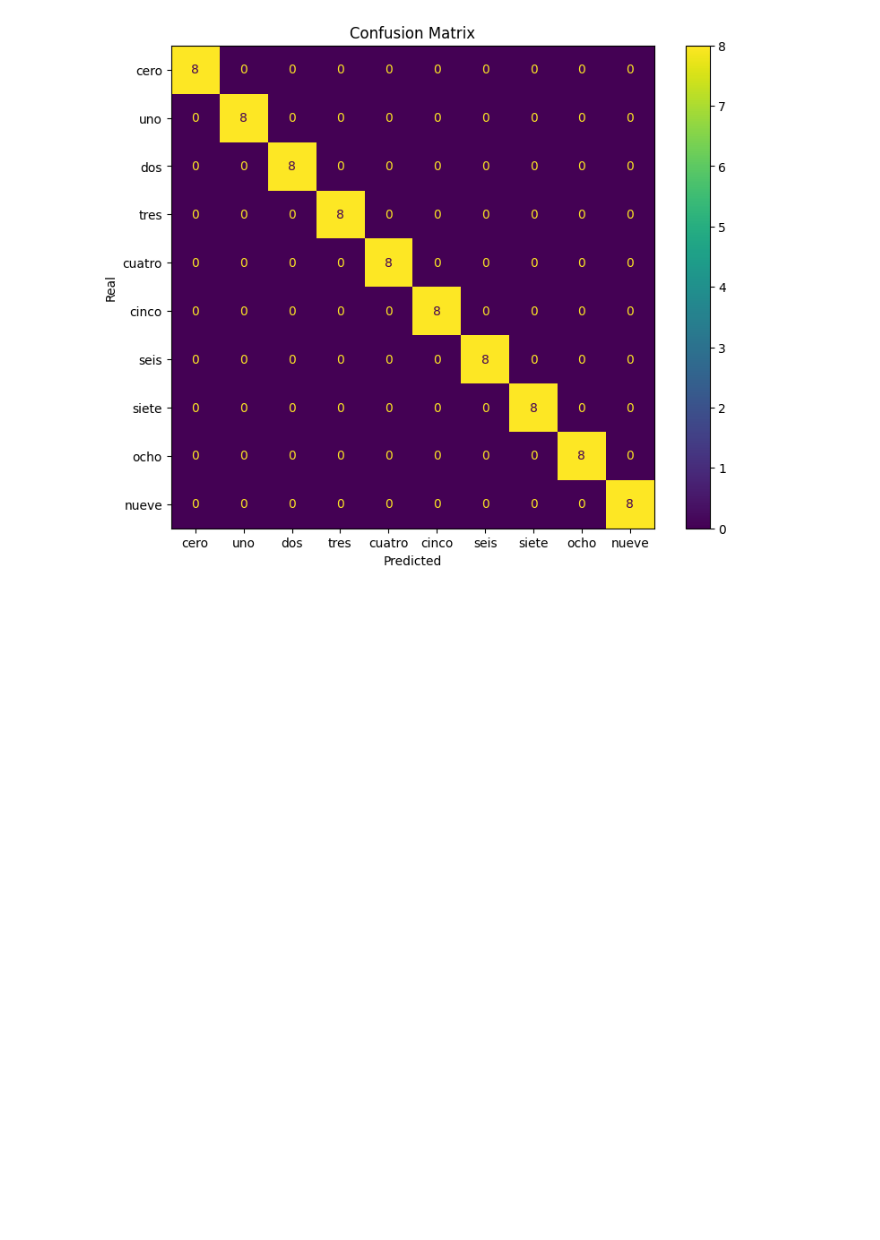
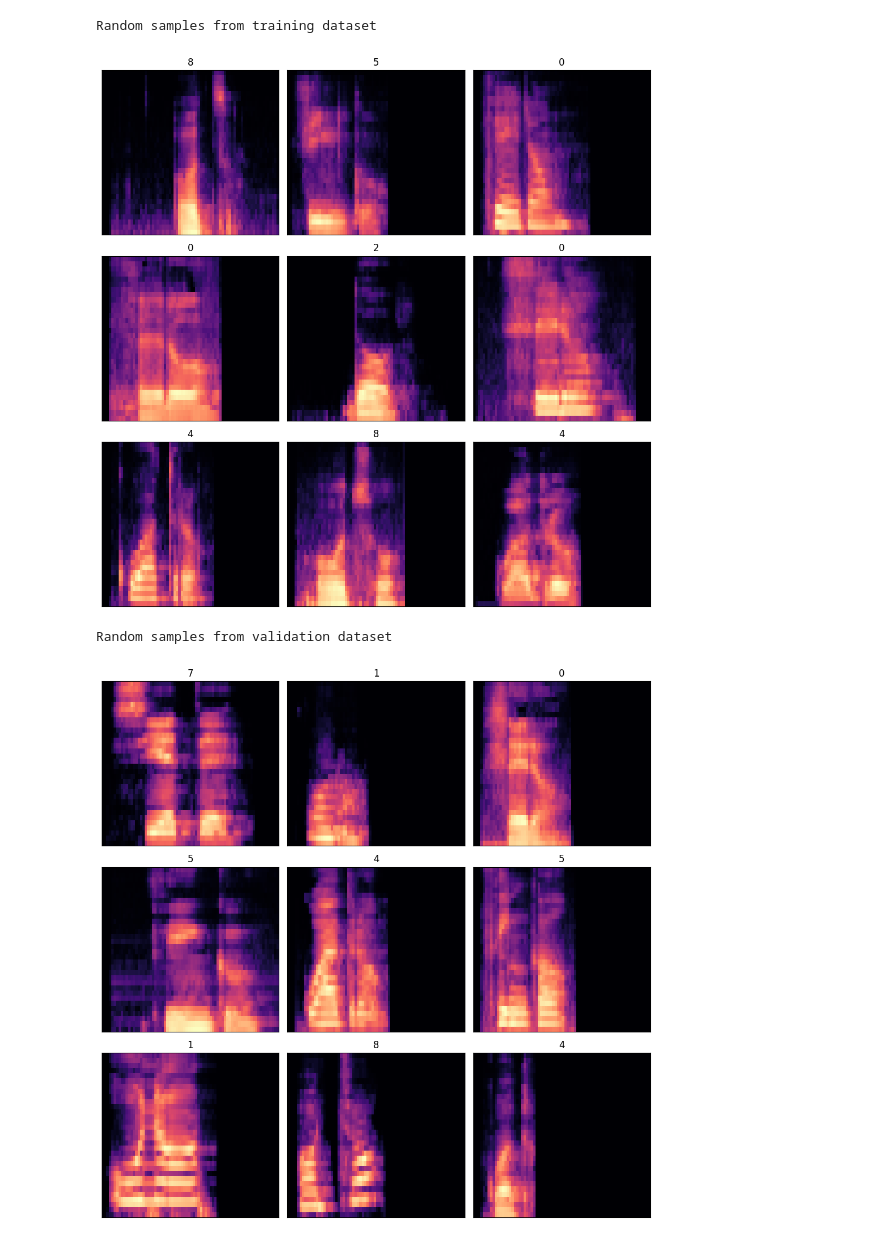
Before and after one commit to Joanjajas/tds, a Jupyter notebook: pracs/prac6/practica6.ipynb, the cells around one changed output. Cells and saved outputs as stored; diff of their text form; code cells hidden in the pictures; blank space fills up the shorter version.

```diff
--- a/pracs/prac6/practica6.ipynb
+++ b/pracs/prac6/practica6.ipynb
@@ -145,5 +191,5 @@ show_samples(training_dataset)
 # %%
-class conv_layer(nn.Sequential):
+class ConvLayer(nn.Sequential):
     def __init__(self, input_feat, out_feat, max_pool=True):
         layers = []
         layers.append(nn.Conv2d(input_feat, out_feat, 3, padding=1))
@@ -155,26 +201,26 @@ class conv_layer(nn.Sequential):
         super().__init__(*layers)
 
 
-class Flatten(nn.Module):
+class FlattenLayer(nn.Module):
     def forward(self, x):
         return torch.flatten(x, start_dim=1)
 
 
-class MyNet(nn.Sequential):
+class DigitClassifierNet(nn.Sequential):
     def __init__(self, dropoutProb=0.2, num_classes=10):
         input_channels = 1
         numF = 16
         timePoolSize = int(np.ceil(74 / 8))
 
         layers = []
-        layers.append(conv_layer(input_channels, numF))
-        layers.append(conv_layer(numF, 2 * numF))
-        layers.append(conv_layer(2 * numF, 4 * numF))
-        layers.append(conv_layer(4 * numF, 4 * numF, max_pool=False))
-        layers.append(conv_layer(4 * numF, 4 * numF, max_pool=False))
+        layers.append(ConvLayer(input_channels, numF))
+        layers.append(ConvLayer(numF, 2 * numF))
+        layers.append(ConvLayer(2 * numF, 4 * numF))
+        layers.append(ConvLayer(4 * numF, 4 * numF, max_pool=False))
+        layers.append(ConvLayer(4 * numF, 4 * numF, max_pool=False))
         layers.append(nn.MaxPool2d((1, timePoolSize)))
         layers.append(nn.Dropout2d(dropoutProb))
-        layers.append(Flatten())
+        layers.append(FlattenLayer())
         layers.append(nn.Linear(64 * 4, num_classes))
 
         super().__init__(*layers)
@@ -227,38 +324,22 @@ if TRAIN:
 # %%
-test_dataset = create_dataset("audio_data/test", data_labels, spec_params)
-testloader = DataLoader(test_dataset, batch_size=1, shuffle=False)
+training_dataset = torch.load("training_dataset.pt")
+validation_dataset = torch.load("validation_dataset.pt")
 
-# load saved model
-red = MyNet()
-red.load_state_dict(torch.load("model.pth"))
+print("Random samples from training dataset")
+show_dataset_samples(training_dataset, spec_params)
 
-red.eval()
+print("Random samples from validation dataset")
+show_dataset_samples(validation_dataset, spec_params)
 
-predictions = []
-real_values = []
-with torch.no_grad():
-    for num in testloader:
-        net_output = red(num[0])
+# load our net
+net = DigitClassifierNet()
+net.load_state_dict(torch.load("digit_classifier_net.pth"))
 
-        predictions.append(torch.argmax(net_output).item())
-        real_values.append(num[1].item())
-
-        predictions_confidence = torch.nn.functional.softmax(net_output, dim=1)
-        confidence = torch.max(predictions_confidence)
-
-        # print(
-        #     f"Predicted: {predictions[-1]}, Real: {real_values[-1]}, Confidence: {confidence}"
-        # )
-
-conf_matrix = confusion_matrix(real_values, predictions)
-cm_display = metrics.ConfusionMatrixDisplay(
-    conf_matrix, display_labels=data_labels.keys()
-)
-
-cm_display.plot()
-cm_display.ax_.set_title("Confusion Matrix")
-cm_display.ax_.set_xlabel("Predicted")
-cm_display.ax_.set_ylabel("Real")
-cm_display.figure_.set_size_inches(9, 7)
+# test the model
+test_net("audio_data/test", data_labels, spec_params, net)
+test_net("audio_data/validation", data_labels, spec_params, net)
 # %% [output]
+Random samples from training dataset
-[figure, old version]
+[figure, new version]
+Random samples from validation dataset
+[figure, added]
```
Also changed, not shown: parts of 13 cells of this notebook, 5 other files.
